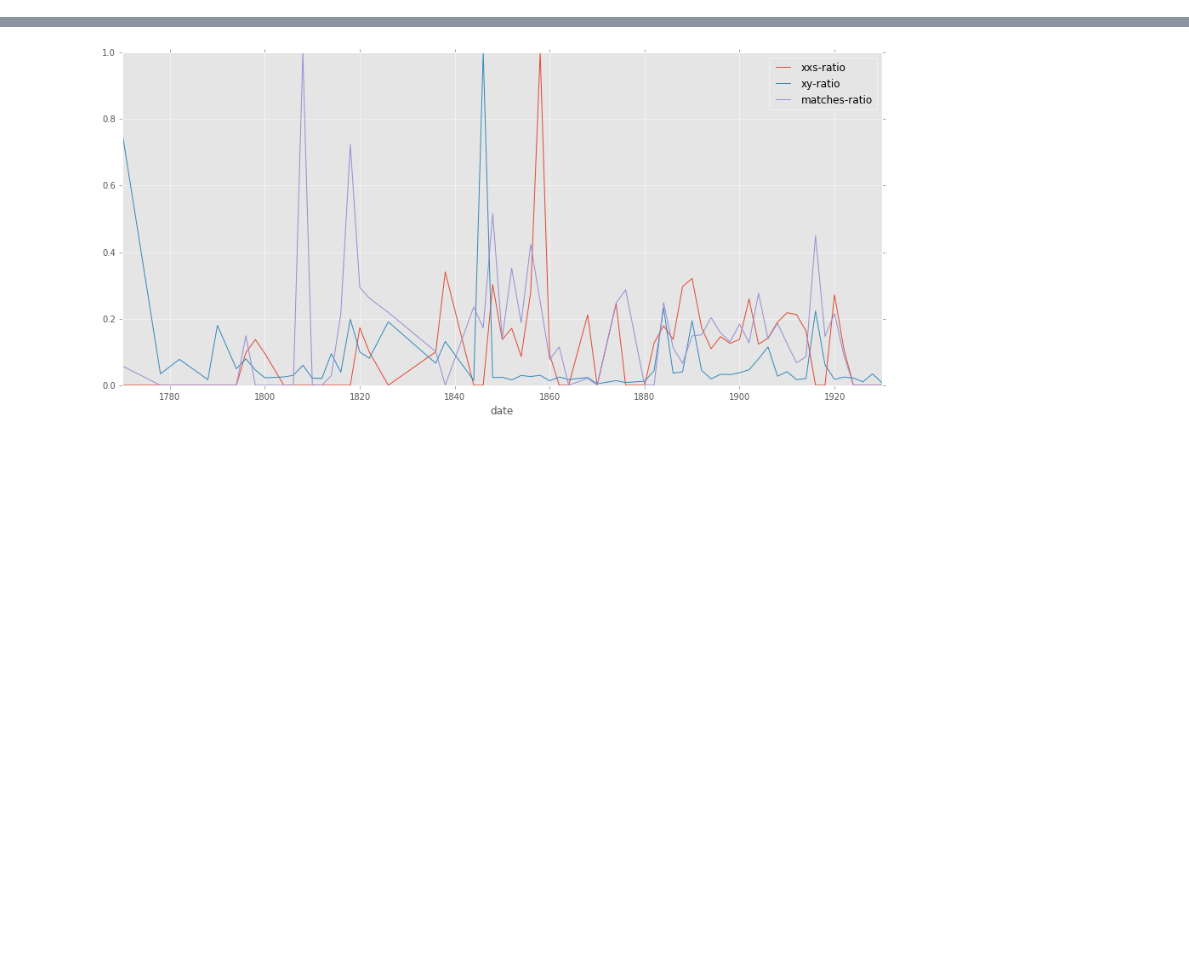
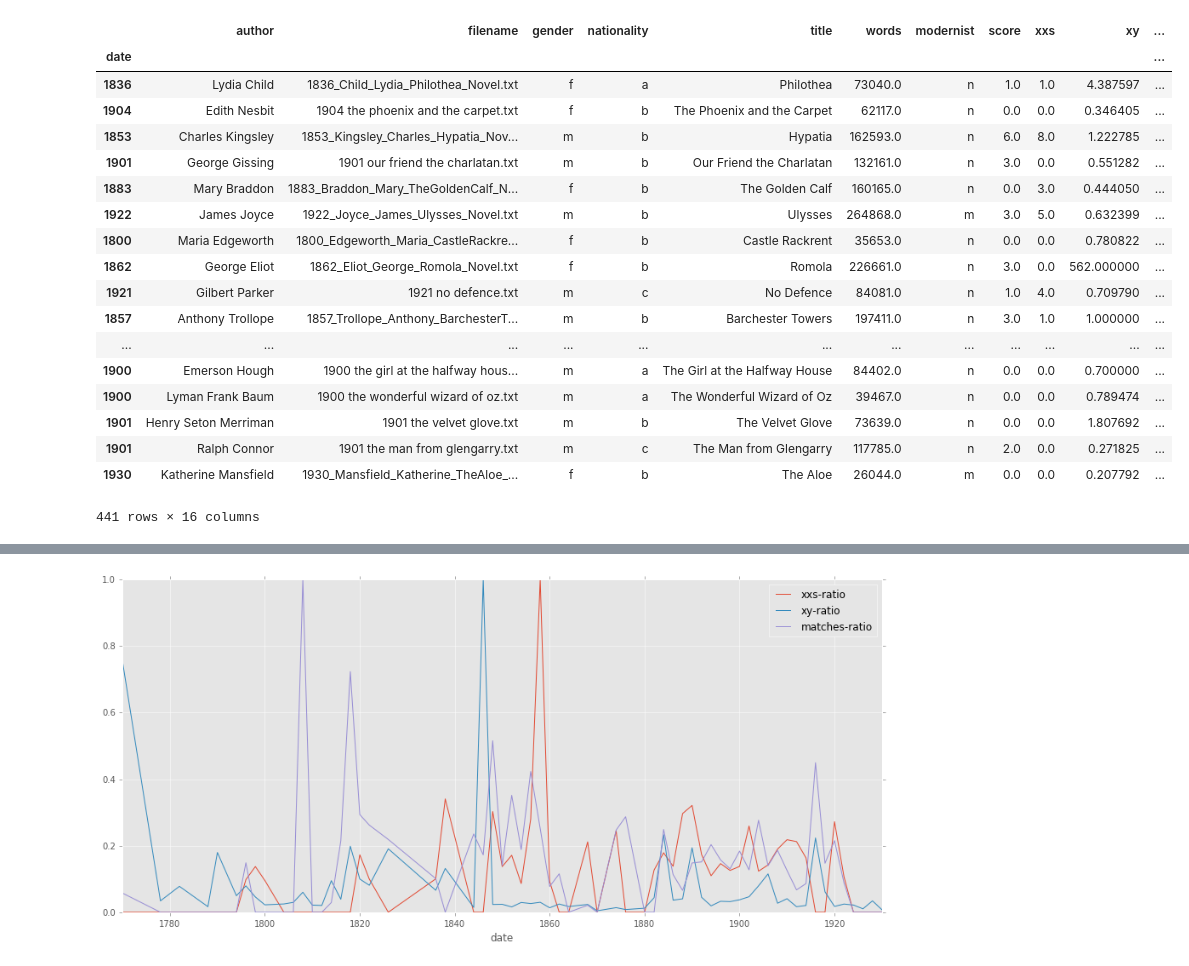
Before and after one commit to JonathanReeve/allusion-detection, a Jupyter notebook: results/analyze-all-results.ipynb, the cells around one changed output, grey strips where cells are left out. Cells and saved outputs as stored; diff of their text form; code cells hidden in the pictures; blank space fills up the shorter version.

```diff
--- a/results/analyze-all-results.ipynb
+++ b/results/analyze-all-results.ipynb
@@ -53,6 +63,28 @@ df['xy-ratio'].max(), df['xxs-ratio'].max(), df['matches-ratio'].max()
 # %%
 df['biblical'] = ( df['matches-ratio']*2 + df['xxs-ratio'] + df['xy-ratio'] ) / 3
 dfb['biblical'] = ( dfb['matches-ratio']*2 + dfb['xxs-ratio'] + dfb['xy-ratio'] ) / 3
+# %%
+df.sort_values(by='classical', ascending=False)
+# %% [output]
+|  | author | filename | gender | nationality | title | words | modernist | score | xxs | xy | ... |
+| date |  |  |  |  |  |  |  |  |  |  | ... |
+| 1836 | Lydia Child | 1836_Child_Lydia_Philothea_Novel.txt | f | a | Philothea | 73040.0 | n | 1.0 | 1.0 | 4.387597 | ... |
+| 1904 | Edith Nesbit | 1904 the phoenix and the carpet.txt | f | b | The Phoenix and the Carpet | 62117.0 | n | 0.0 | 0.0 | 0.346405 | ... |
+| 1853 | Charles Kingsley | 1853_Kingsley_Charles_Hypatia_Nov... | m | b | Hypatia | 162593.0 | n | 6.0 | 8.0 | 1.222785 | ... |
+| 1901 | George Gissing | 1901 our friend the charlatan.txt | m | b | Our Friend the Charlatan | 132161.0 | n | 3.0 | 0.0 | 0.551282 | ... |
+| 1883 | Mary Braddon | 1883_Braddon_Mary_TheGoldenCalf_N... | f | b | The Golden Calf | 160165.0 | n | 0.0 | 3.0 | 0.444050 | ... |
+| 1922 | James Joyce | 1922_Joyce_James_Ulysses_Novel.txt | m | b | Ulysses | 264868.0 | m | 3.0 | 5.0 | 0.632399 | ... |
+| 1800 | Maria Edgeworth | 1800_Edgeworth_Maria_CastleRackre... | f | b | Castle Rackrent | 35653.0 | n | 0.0 | 0.0 | 0.780822 | ... |
+| 1862 | George Eliot | 1862_Eliot_George_Romola_Novel.txt | f | b | Romola | 226661.0 | n | 3.0 | 0.0 | 562.000000 | ... |
+| 1921 | Gilbert Parker | 1921 no defence.txt | m | c | No Defence | 84081.0 | n | 1.0 | 4.0 | 0.709790 | ... |
+| 1857 | Anthony Trollope | 1857_Trollope_Anthony_BarchesterT... | m | b | Barchester Towers | 197411.0 | n | 3.0 | 1.0 | 1.000000 | ... |
+| ... | ... | ... | ... | ... | ... | ... | ... | ... | ... | ... | ... |
+| 1900 | Emerson Hough | 1900 the girl at the halfway hous... | m | a | The Girl at the Halfway House | 84402.0 | n | 0.0 | 0.0 | 0.700000 | ... |
+| 1900 | Lyman Frank Baum | 1900 the wonderful wizard of oz.txt | m | a | The Wonderful Wizard of Oz | 39467.0 | n | 0.0 | 0.0 | 0.789474 | ... |
+| 1901 | Henry Seton Merriman | 1901 the velvet glove.txt | m | b | The Velvet Glove | 73639.0 | n | 0.0 | 0.0 | 1.807692 | ... |
+| 1901 | Ralph Connor | 1901 the man from glengarry.txt | m | c | The Man from Glengarry | 117785.0 | n | 2.0 | 0.0 | 0.271825 | ... |
+| 1930 | Katherine Mansfield | 1930_Mansfield_Katherine_TheAloe_... | f | b | The Aloe | 26044.0 | m | 0.0 | 0.0 | 0.207792 | ... |
+441 rows × 16 columns
 # %%
 # Normalize data
 def normalize(df):
```
Also changed, not shown: parts of 6 cells of this notebook.
